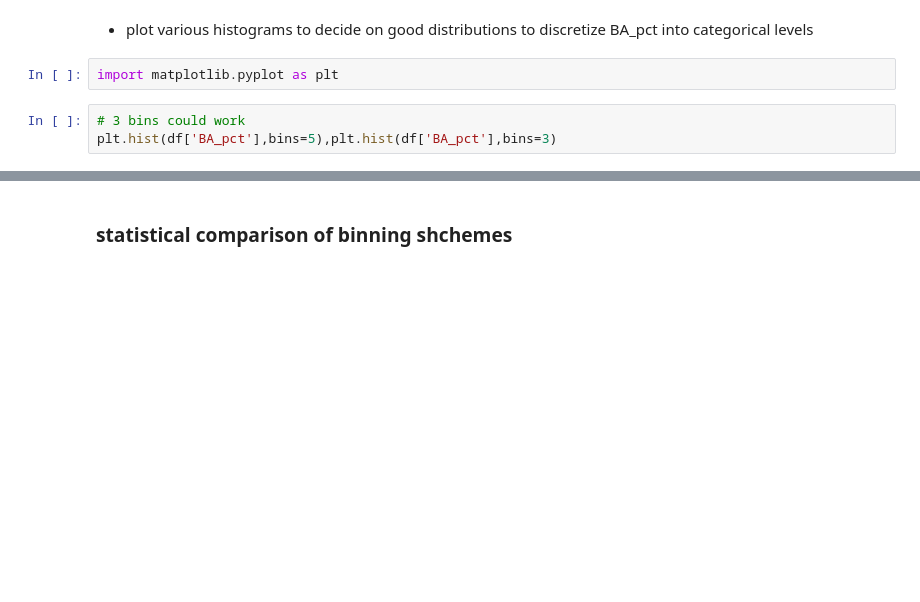
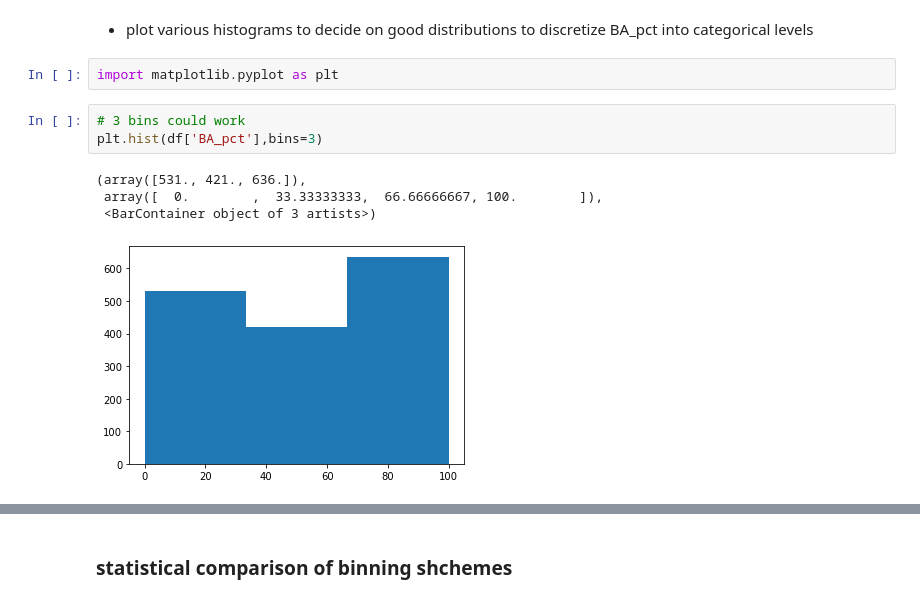
Before and after one commit to mitchism/bioavailability-ML-prediction, a Jupyter notebook: 01 - Label creation & Bucketing schemes.ipynb, the cells around one changed output, grey strips where cells are left out. Drawn from its saved outputs; the diff is of its cells as text; blank space fills up the shorter version.

```diff
--- a/01 - Label creation & Bucketing schemes.ipynb
+++ b/01 - Label creation & Bucketing schemes.ipynb
@@ -13,7 +14,12 @@ df = df.drop(columns='Unnamed: 0')
 import matplotlib.pyplot as plt
 # %%
 # 3 bins could work
-plt.hist(df['BA_pct'],bins=5),plt.hist(df['BA_pct'],bins=3)
+plt.hist(df['BA_pct'],bins=3)
+# %% [output]
+(array([531., 421., 636.]),
+ array([  0.        ,  33.33333333,  66.66666667, 100.        ]),
+ <BarContainer object of 3 artists>)
+[figure, added]
 # %%
 # also like 5 bins
 fig,ax = plt.subplots()
```
Also changed, not shown: parts of 9 cells of this notebook, 11 other files.
